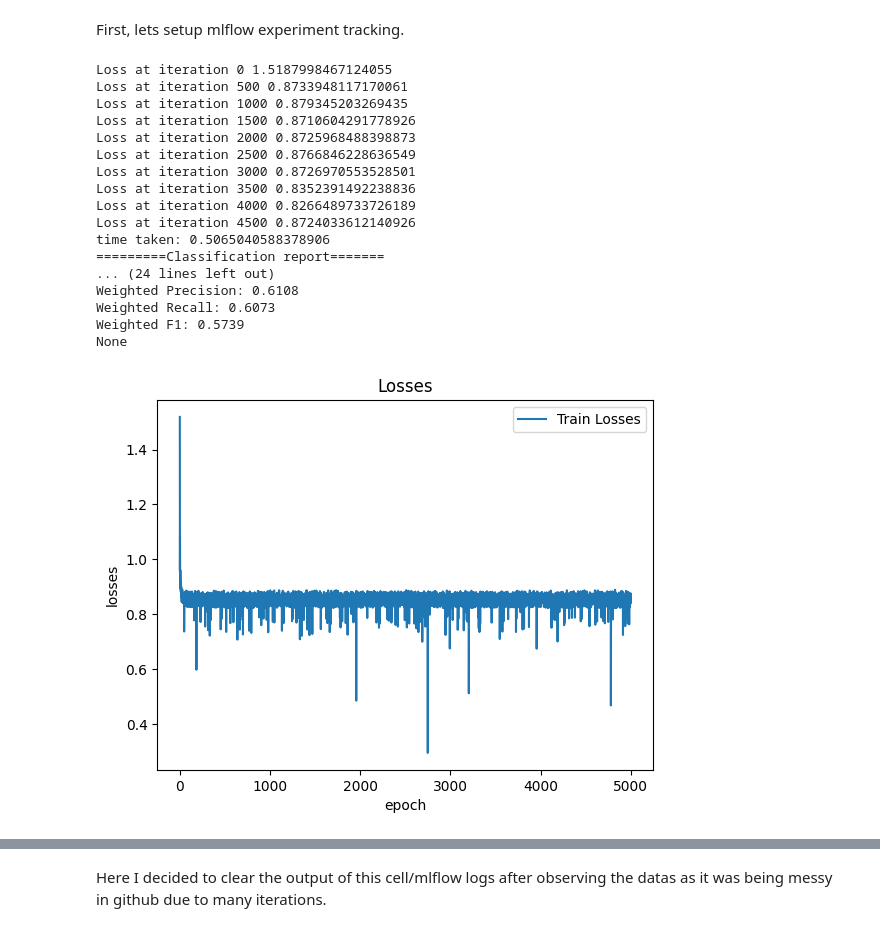
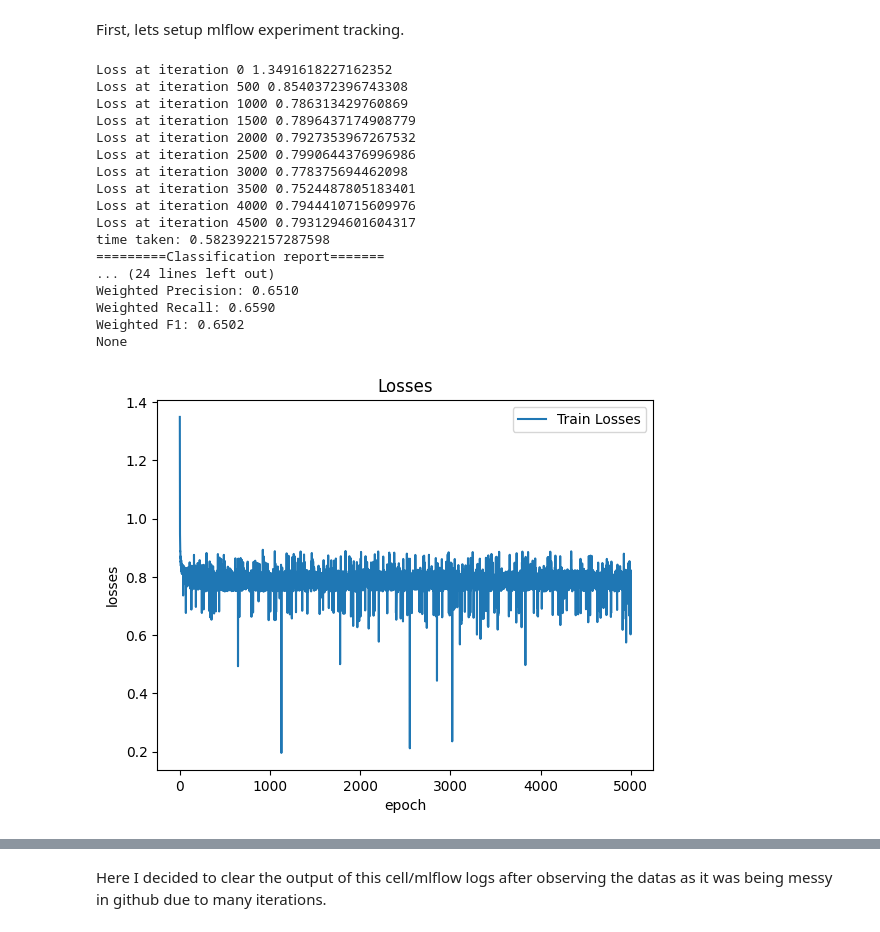
Before and after one commit to puskr99/A3-car-price, a Jupyter notebook: code/car-price-prediction.ipynb, the cells around one changed output, grey strips where cells are left out. Drawn from its saved outputs; the diff is of its cells as text; code cells hidden in the pictures.

```diff
--- a/code/car-price-prediction.ipynb
+++ b/code/car-price-prediction.ipynb
@@ -206,0 +204,8 @@ print(grouped_cars_df[:10])
+# %%
+grouped_cars_df["proportional_index"] = (grouped_cars_df["selling_price"] / grouped_cars_df["selling_price"].sum())* 100
+
+# Set the proportional index as the DataFrame index
+grouped_cars_df = grouped_cars_df.set_index("proportional_index")
+
+# Print the result
+print(grouped_cars_df.head())
@@ -207,11 +220,8 @@ print(grouped_cars_df[:10])
 # %%
-# Create a dictionary mapping car names to their index from grouped_cars_df
-name_to_index = dict(zip(grouped_cars_df['name'], grouped_cars_df.index))
+# Create a dictionary mapping car names to their weights/proportional index from grouped_cars_df
+name_to_weights = dict(zip(grouped_cars_df['name'], grouped_cars_df.index))
 
-# Replace the 'name' column in the original df with the index values
-df['name'] = df['name'].map(name_to_index)
-
-# Check the updated df
+df['name'] = df['name'].map(name_to_weights)
 df.head()
 # %% [output]
 |  | name | year | selling_price | km_driven | fuel | seller_type | transmission | owner | mileage | ... |
@@ -673,6 +686,8 @@ First, lets setup mlflow experiment tracking.
 # %%
 import time
 from sklearn.model_selection import KFold
+from sklearn.inspection import permutation_importance
+
 
 class CustomLogisticRegression:
 
@@ -882,10 +897,24 @@ class CustomLogisticRegression:
             return None
         return self.penalty * np.sum(np.square(W))
 
-
     # derivation of Ridge.
     def get_ridge_derivation(self, W):
         return self.penalty * 2 * W
+
+
+    def plot_feature_importance(self):
+        feature_names = X.columns
+
+        feature_importance = permutation_importance(self, X_test, y_test, scoring='accuracy')
+
+        # Plot feature importance
+        plt.figure(figsize=(8, 5))
+        plt.barh(feature_names, feature_importance['importances_mean'], color='skyblue', edgecolor='black')
+        plt.xlabel("Feature Importance")
+        plt.ylabel("Features")
+        plt.title("Feature Importance in Custome Logistic Regression")
+        plt.grid(axis="x", linestyle="--", alpha=0.7)
+        plt.show()
 # %%
 #helper function for looping classnames
 import sys
@@ -904,33 +933,33 @@ for each_class in range(k):
 # %%
 from sklearn.metrics import classification_report, accuracy_score
 
-model = CustomLogisticRegression(penalty=None, k = len(labels), n= X_train.shape[1], method="minibatch")
+model = CustomLogisticRegression(penalty=0.1, k = len(labels), n= X_train.shape[1], method="minibatch")
 
 model.fit(X_train, Y_train_encoded)
 
 yhat = model.predict(X_test)
 model.plot()
 print("=========Classification report=======")
 print("Report: ", classification_report(y_true=y_test, y_pred=yhat))
 
 print("=========Custom Classification Report===============")
 print(model.custom_classification_report(y_true= y_test, y_pred=yhat))
 # %% [output]
-Loss at iteration 0 1.5187998467124055
-Loss at iteration 500 0.8733948117170061
-Loss at iteration 1000 0.879345203269435
-Loss at iteration 1500 0.8710604291778926
-Loss at iteration 2000 0.8725968488398873
-Loss at iteration 2500 0.8766846228636549
-Loss at iteration 3000 0.8726970553528501
-Loss at iteration 3500 0.8352391492238836
-Loss at iteration 4000 0.8266489733726189
-Loss at iteration 4500 0.8724033612140926
-time taken: 0.5065040588378906
+Loss at iteration 0 1.3491618227162352
+Loss at iteration 500 0.8540372396743308
+Loss at iteration 1000 0.786313429760869
+Loss at iteration 1500 0.7896437174908779
+Loss at iteration 2000 0.7927353967267532
+Loss at iteration 2500 0.7990644376996986
+Loss at iteration 3000 0.778375694462098
+Loss at iteration 3500 0.7524487805183401
+Loss at iteration 4000 0.7944410715609976
+Loss at iteration 4500 0.7931294601604317
+time taken: 0.5823922157287598
 =========Classification report=======
 ... (24 lines left out)
-Weighted Precision: 0.6108
-Weighted Recall: 0.6073
-Weighted F1: 0.5739
+Weighted Precision: 0.6510
+Weighted Recall: 0.6590
+Weighted F1: 0.6502
 None
-[figure, old version]
+[figure, new version]
```
Also changed, not shown: parts of 15 cells of this notebook, 3 other files.
